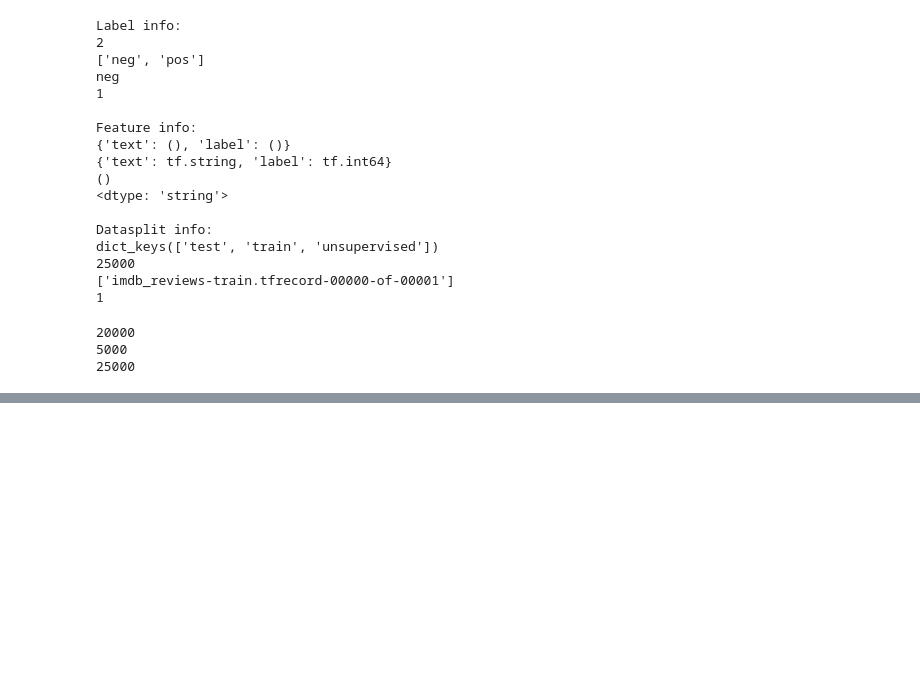
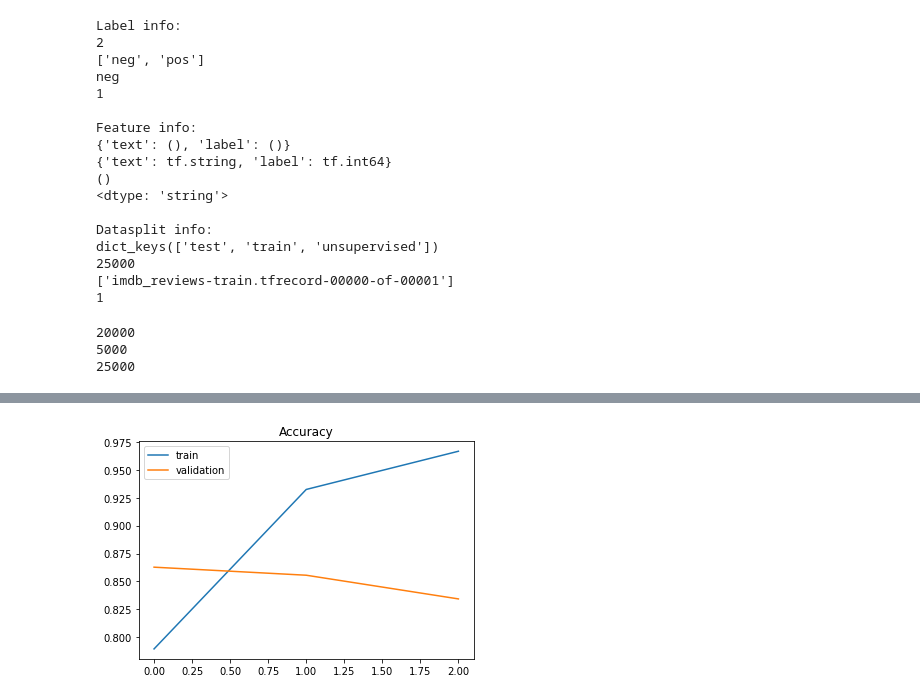
Before and after one commit to FerdiantJoshua/deep-learning-practice, a Jupyter notebook: Sentiment Analysis.ipynb, the cells around one changed output, grey strips where cells are left out. Cells and saved outputs as stored; diff of their text form; code cells hidden in the pictures; blank space fills up the shorter version.

```diff
--- a/Sentiment Analysis.ipynb
+++ b/Sentiment Analysis.ipynb
@@ -258,0 +442,10 @@ Tensor("add:0", shape=(), dtype=string)
+# %%
+plt.title('Accuracy')
+accuracy = history.history.get('accuracy') or history.history.get('acc')
+val_accuracy = history.history.get('val_accuracy') or history.history.get('val_acc')
+plt.plot(accuracy, label='train')
+plt.plot(val_accuracy, label='validation')
+plt.legend()
+plt.show()
+# %% [output]
+[figure, added]
```
Also changed, not shown: parts of 41 cells of this notebook, 2 other files.
